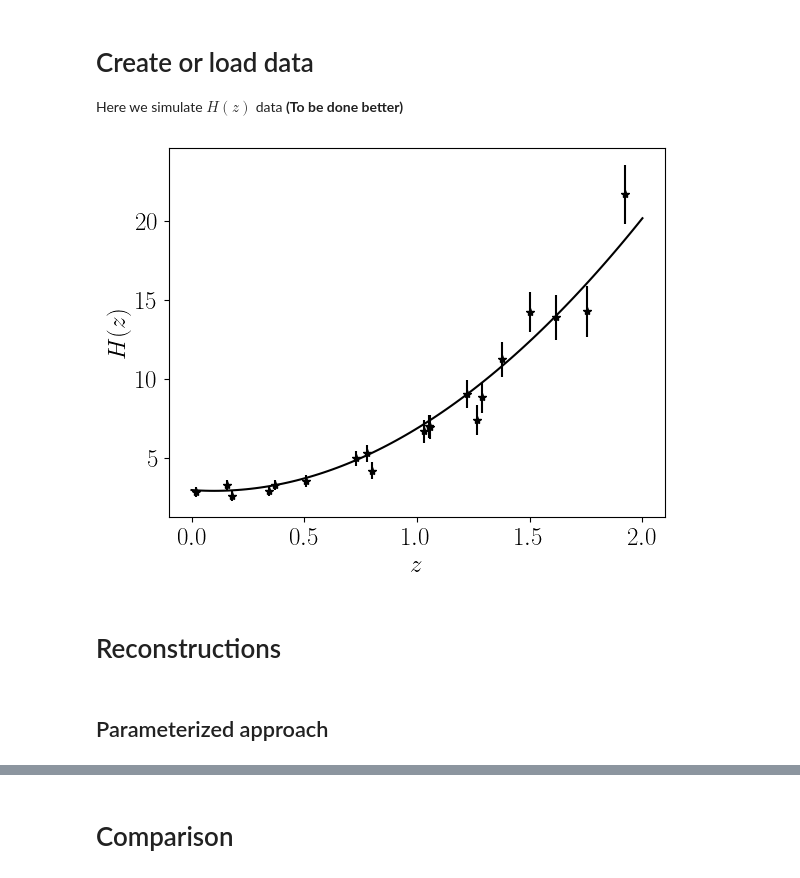
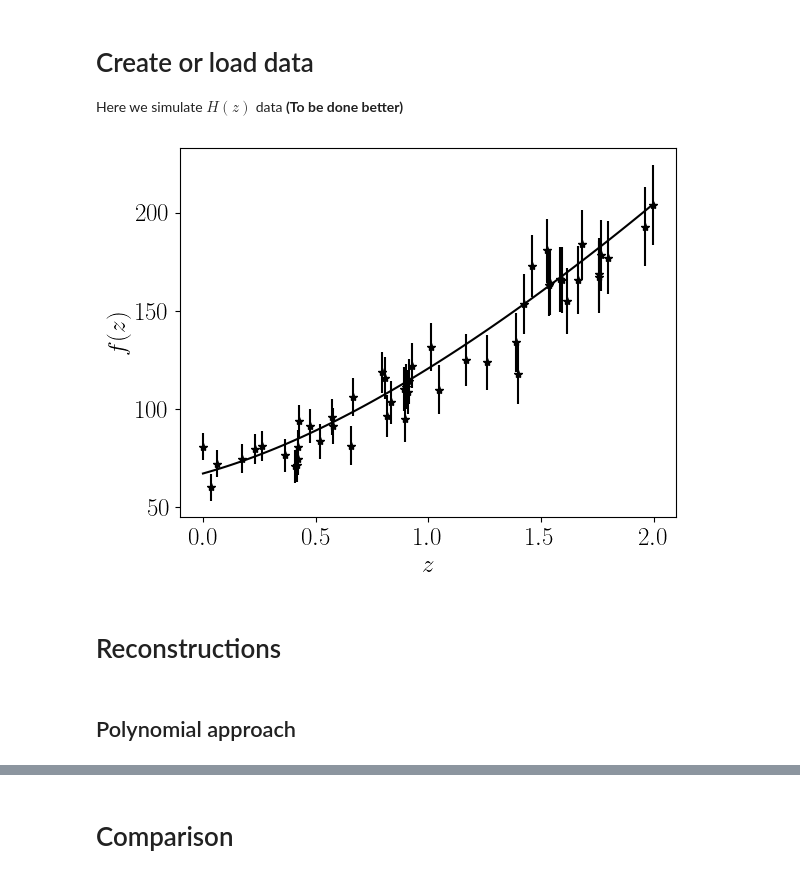
Before and after one commit to matmartinelli/CoRe, a Jupyter notebook: sandbox.ipynb, the cells around one changed output, grey strips where cells are left out. Saved outputs shown, nothing was run; the diff lists cells and outputs as text; code cells hidden in the pictures.

```diff
--- a/sandbox.ipynb
+++ b/sandbox.ipynb
@@ -67,3 +85,8 @@ y_label = r'$H(z)$'
+# %%
+from Cosmology.cosmo import CalcCosmology
+
+cosmo = CalcCosmology({'H0': 67.,'omegam': 0.32})
+theory_model = lambda x: {func: cosmo.results['Hubble'][func](x) for func in cosmo.results['Hubble'].keys()}
 # %% [markdown]
 # Create or load data
 
@@ -76,33 +94,29 @@ Here we simulate $H(z)$ data **(To be done better)**
 # %%
-fiducial = {'a0': 3,
-            'a1': -1,
-            'a2': 5,
-            'a3': -0.1}
-
-theorymodel = lambda x: fiducial['a0']+fiducial['a1']*x+fiducial['a2']*x**2+fiducial['a3']*x**3
-
-Ndata   = 20
+Ndata   = 50
 xmin    = 0
 xmax    = 2
 err_fac = 10
 # %%
 dataset = pd.DataFrame({'x': np.random.uniform(xmin,xmax,Ndata)})
+#dataset = pd.DataFrame({'x': np.linspace(xmin,xmax,Ndata)})
 
-thvals = theorymodel(dataset['x'])
+thvals = theory_model(dataset['x'])['f']
 errors = abs(thvals)*err_fac/100
-dataset['y'] = np.random.normal(thvals,errors)
-dataset['y_err'] = errors
+dataset['f'] = np.random.normal(thvals,errors)
+dataset['f_err'] = errors
 
-covmat = np.diag(errors*2)
+covmat = pd.DataFrame(np.diag(errors*2),columns=['f_{}'+format(ind) for ind in range(len(dataset['x']))])
+covmat.index = covmat.columns
 # %%
 xplot = np.linspace(xmin,xmax,100)
 plt.figure()
-plt.plot(xplot,theorymodel(xplot),color='black')
-plt.errorbar(dataset['x'],dataset['y'],yerr=dataset['y_err'],color='black',ls='',marker='*')
+if theory_model != None:
+    plt.plot(xplot,theory_model(xplot)['f'],color='black')
+plt.errorbar(dataset['x'],dataset['f'],yerr=dataset['f_err'],color='black',ls='',marker='*')
 plt.xlabel(x_label)
 plt.ylabel(y_label);
 # %% [output]
-[figure, old version]
+[figure, new version]
 # %% [markdown]
 # Reconstructions
 # %%
@@ -110,2 +124,2 @@ reconstructions = []
 # %% [markdown]
-## Parameterized approach
+## Polynomial approach
```
Also changed, not shown: parts of 26 cells of this notebook, 4 other files.
